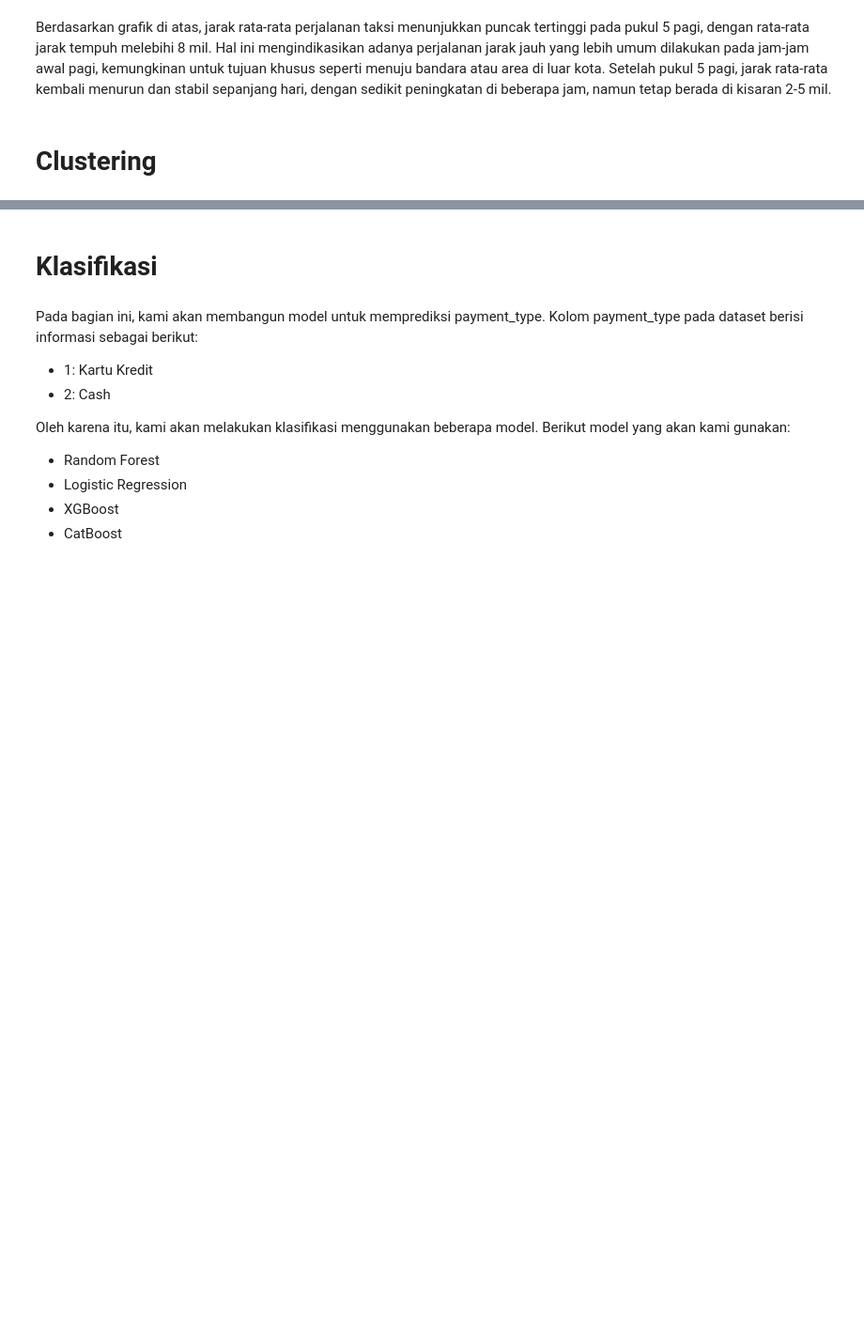
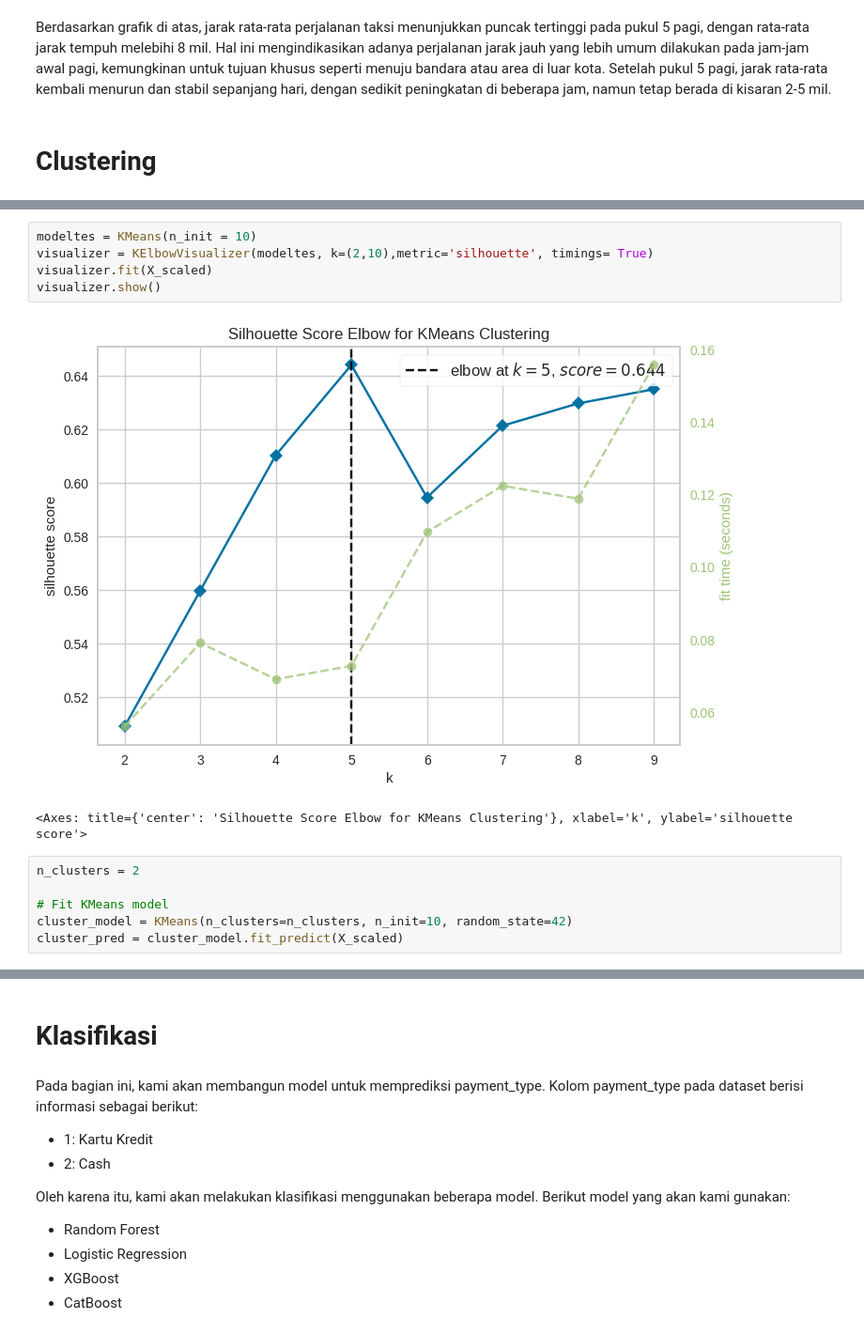
Before and after one commit to kasdead-4432/kasdead, a Jupyter notebook: final/kasdead_CarissaAlmiraYudiva.ipynb, the cells around one changed output, grey strips where cells are left out. Shown at 94% size. Drawn from its saved outputs; the diff is of its cells as text; blank space fills up the shorter version.

```diff
--- a/final/kasdead_CarissaAlmiraYudiva.ipynb
+++ b/final/kasdead_CarissaAlmiraYudiva.ipynb
@@ -321,0 +428,14 @@ Berdasarkan grafik di atas, jarak rata-rata perjalanan taksi menunjukkan puncak
+# %%
+modeltes = KMeans(n_init = 10)
+visualizer = KElbowVisualizer(modeltes, k=(2,10),metric='silhouette', timings= True)
+visualizer.fit(X_scaled)
+visualizer.show()
+# %% [output]
+[figure, added]
+<Axes: title={'center': 'Silhouette Score Elbow for KMeans Clustering'}, xlabel='k', ylabel='silhouette score'>
+# %%
+n_clusters = 2
+
+# Fit KMeans model
+cluster_model = KMeans(n_clusters=n_clusters, n_init=10, random_state=42)
+cluster_pred = cluster_model.fit_predict(X_scaled)
```
Also changed, not shown: parts of 18 cells of this notebook.
